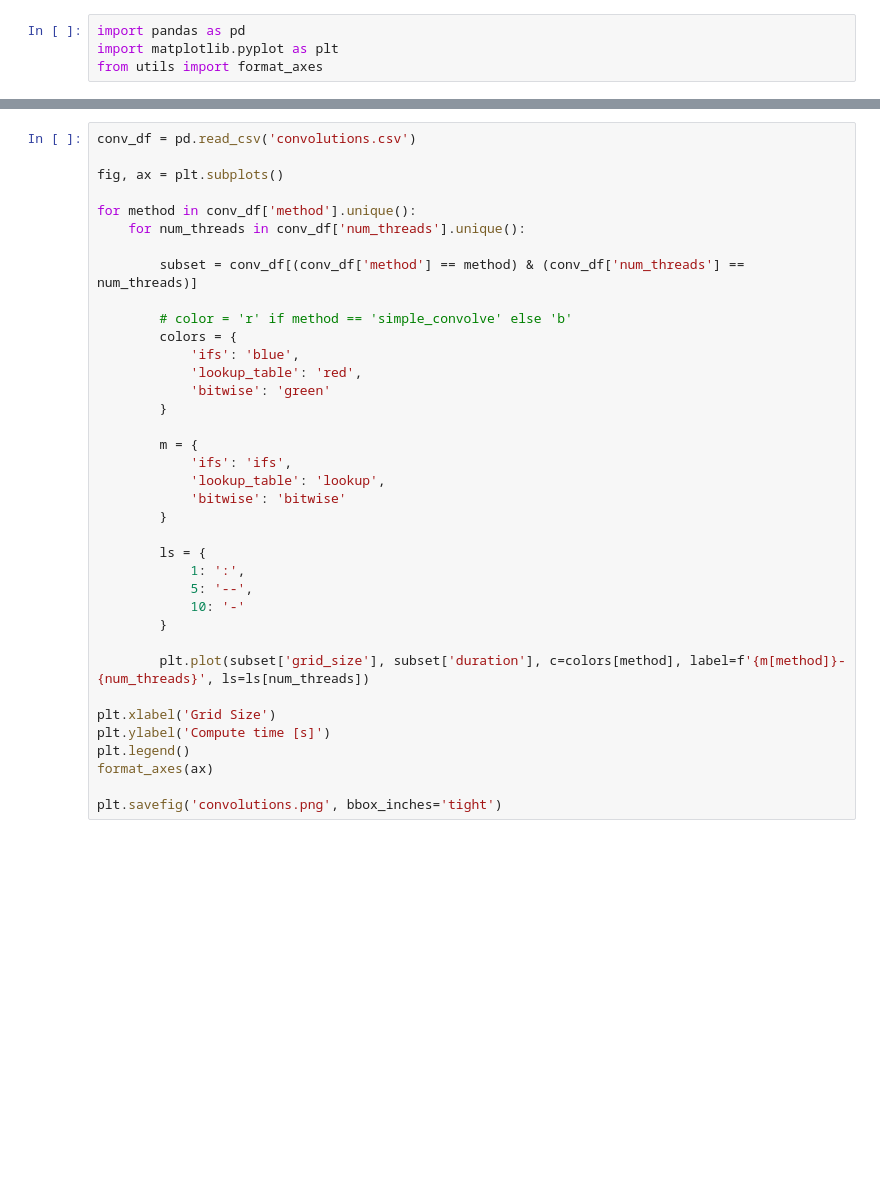
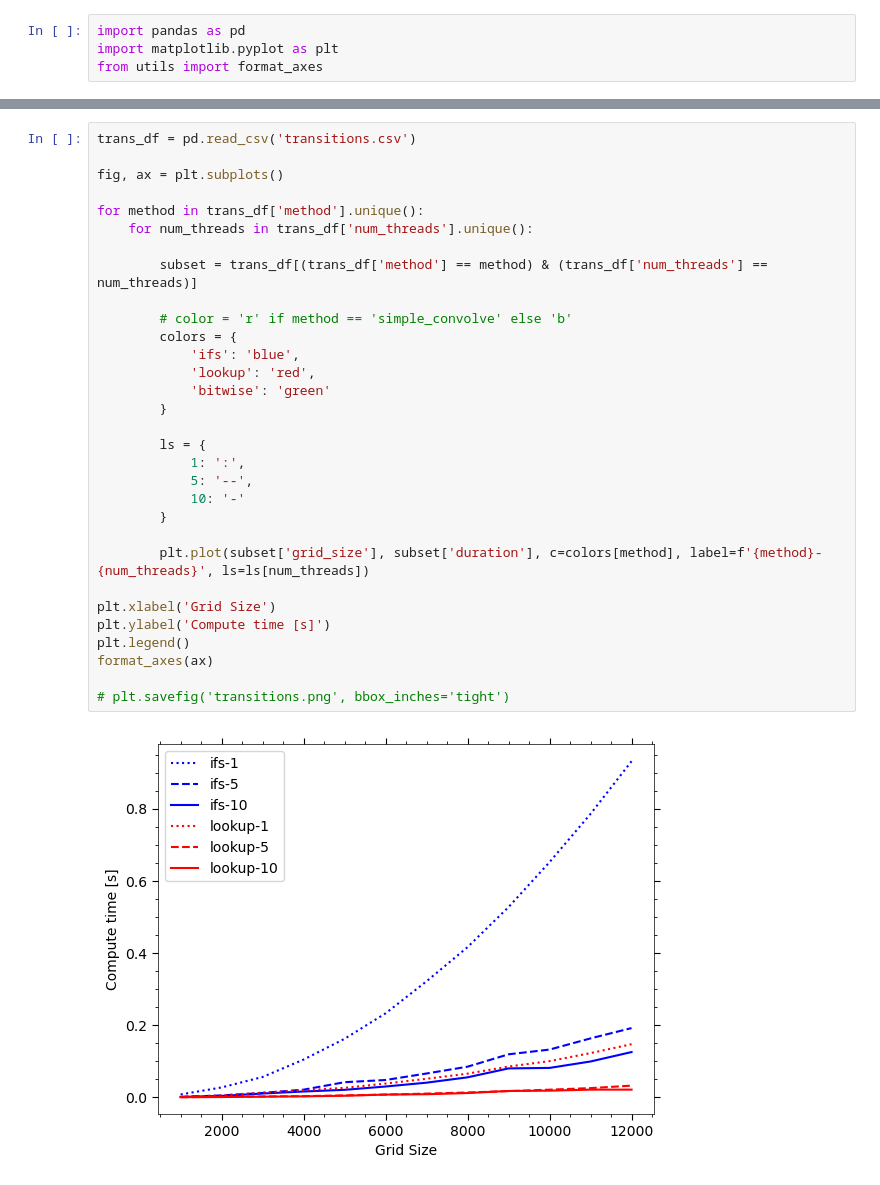
Before and after one commit to adnansiddiquei/conways_game_of_life, a Jupyter notebook: src/plotting/plots.ipynb, the cells around one changed output, grey strips where cells are left out. Drawn from its saved outputs; the diff is of its cells as text; blank space fills up the shorter version.

Commit message:
Completed performance testing on ConwaysArray2DWithHalo::transition_lookup

```diff
--- a/src/plotting/plots.ipynb
+++ b/src/plotting/plots.ipynb
@@ -42,37 +42,33 @@ plt.savefig('convolutions.png', bbox_inches='tight')
 # %%
-conv_df = pd.read_csv('convolutions.csv')
+trans_df = pd.read_csv('transitions.csv')
 
 fig, ax = plt.subplots()
 
-for method in conv_df['method'].unique():
-    for num_threads in conv_df['num_threads'].unique():
+for method in trans_df['method'].unique():
+    for num_threads in trans_df['num_threads'].unique():
 
-        subset = conv_df[(conv_df['method'] == method) & (conv_df['num_threads'] == num_threads)]
+        subset = trans_df[(trans_df['method'] == method) & (trans_df['num_threads'] == num_threads)]
 
         # color = 'r' if method == 'simple_convolve' else 'b'
         colors = {
             'ifs': 'blue',
-            'lookup_table': 'red',
+            'lookup': 'red',
             'bitwise': 'green'
-        }
-
-        m = {
-            'ifs': 'ifs',
-            'lookup_table': 'lookup',
-            'bitwise': 'bitwise'
         }
 
         ls = {
             1: ':',
             5: '--',
             10: '-'
         }
 
-        plt.plot(subset['grid_size'], subset['duration'], c=colors[method], label=f'{m[method]}-{num_threads}', ls=ls[num_threads])
+        plt.plot(subset['grid_size'], subset['duration'], c=colors[method], label=f'{method}-{num_threads}', ls=ls[num_threads])
 
 plt.xlabel('Grid Size')
 plt.ylabel('Compute time [s]')
 plt.legend()
 format_axes(ax)
 
-plt.savefig('convolutions.png', bbox_inches='tight')
+# plt.savefig('transitions.png', bbox_inches='tight')
+# %% [output]
+[figure, added]
```
Also changed, not shown: parts of 1 cell of this notebook, 3 other files.
